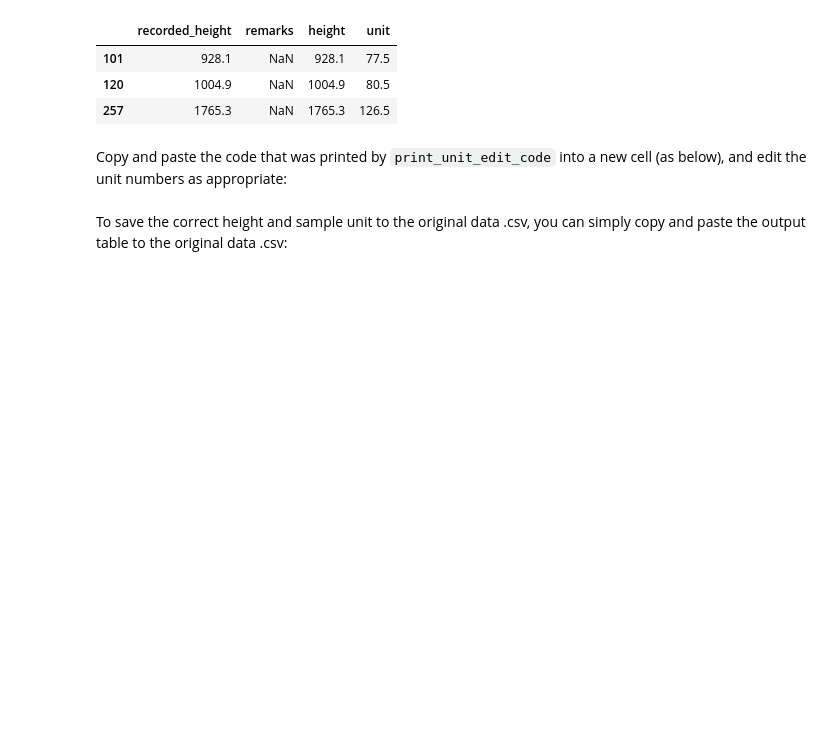
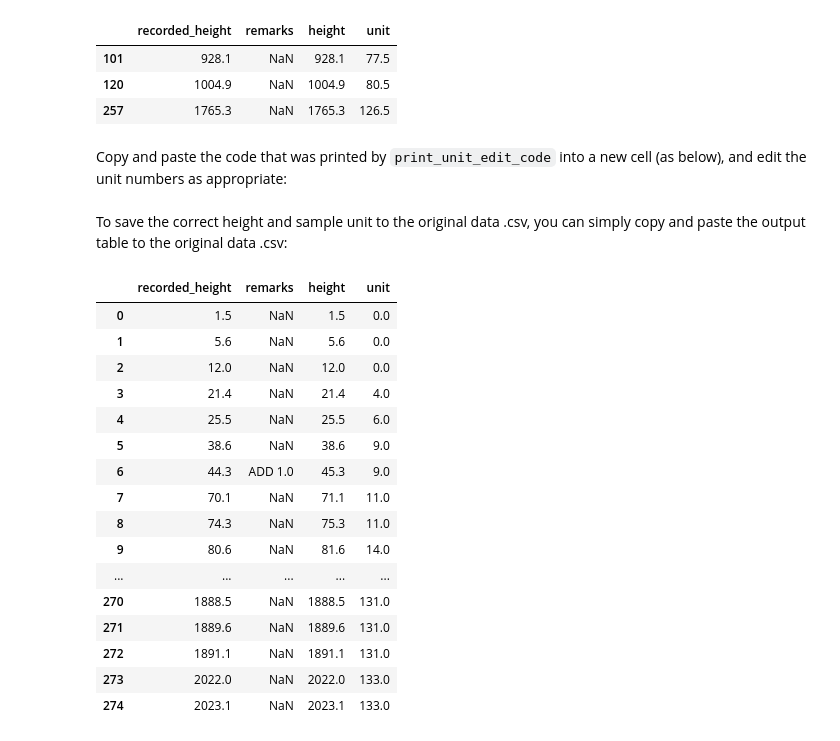
Before and after one commit to yuempark/pystrat, a Jupyter notebook: pystrat_MWE.ipynb, the cells around one changed output. Cells and saved outputs as stored; diff of their text form; code cells hidden in the pictures; blank space fills up the shorter version.

```diff
--- a/pystrat_MWE.ipynb
+++ b/pystrat_MWE.ipynb
@@ -307,5 +313,23 @@ data_sample_info.loc[257,'unit'] = 126
 # %% [markdown]
 To save the correct height and sample unit to the original data .csv, you can simply copy and paste the output table to the original data .csv:
 # %%
-#pd.set_option("display.max_rows",9999)
-#data_sample_info
+pd.set_option("display.max_rows",9999)
+data_sample_info
+# %% [output]
+|  | recorded_height | remarks | height | unit |
+| 0 | 1.5 | NaN | 1.5 | 0.0 |
+| 1 | 5.6 | NaN | 5.6 | 0.0 |
+| 2 | 12.0 | NaN | 12.0 | 0.0 |
+| 3 | 21.4 | NaN | 21.4 | 4.0 |
+| 4 | 25.5 | NaN | 25.5 | 6.0 |
+| 5 | 38.6 | NaN | 38.6 | 9.0 |
+| 6 | 44.3 | ADD 1.0 | 45.3 | 9.0 |
+| 7 | 70.1 | NaN | 71.1 | 11.0 |
+| 8 | 74.3 | NaN | 75.3 | 11.0 |
+| 9 | 80.6 | NaN | 81.6 | 14.0 |
+| ... | ... | ... | ... | ... |
+| 270 | 1888.5 | NaN | 1888.5 | 131.0 |
+| 271 | 1889.6 | NaN | 1889.6 | 131.0 |
+| 272 | 1891.1 | NaN | 1891.1 | 131.0 |
+| 273 | 2022.0 | NaN | 2022.0 | 133.0 |
+| 274 | 2023.1 | NaN | 2023.1 | 133.0 |
```
Also changed, not shown: parts of 2 cells of this notebook.
